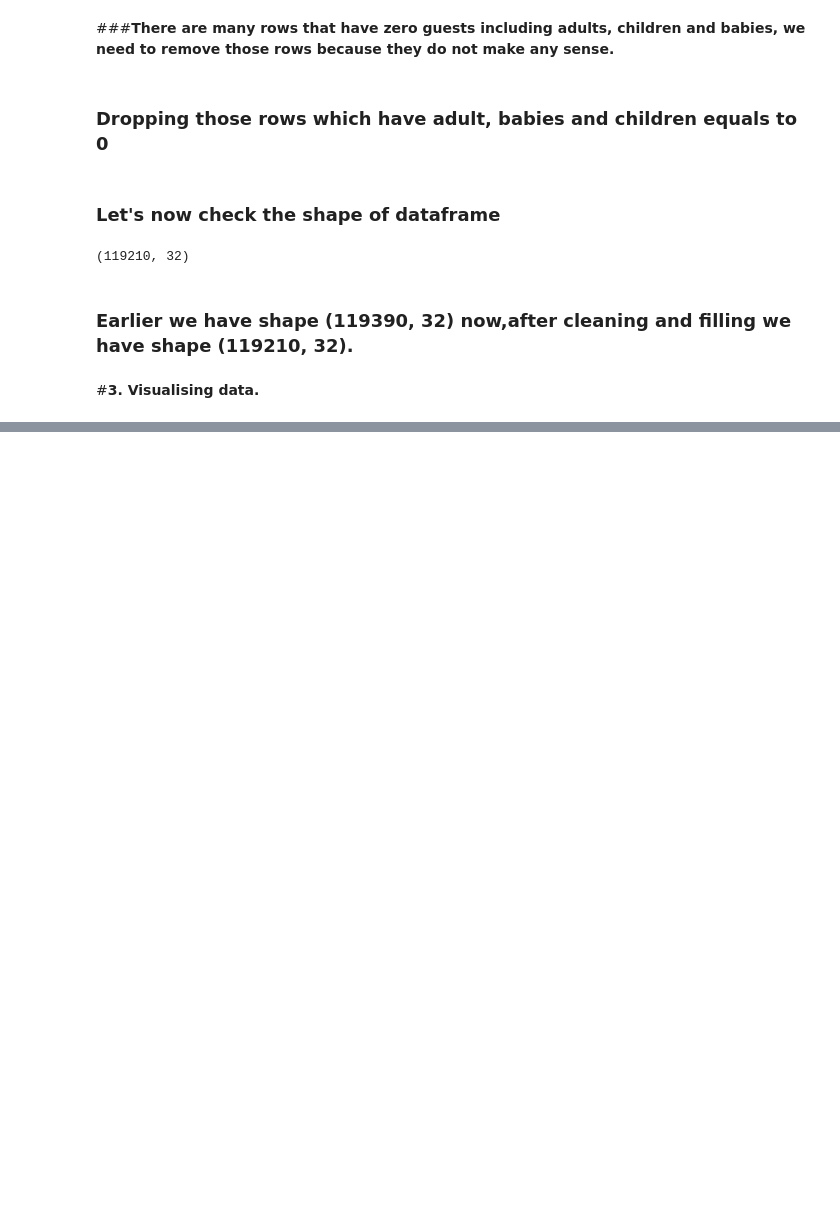
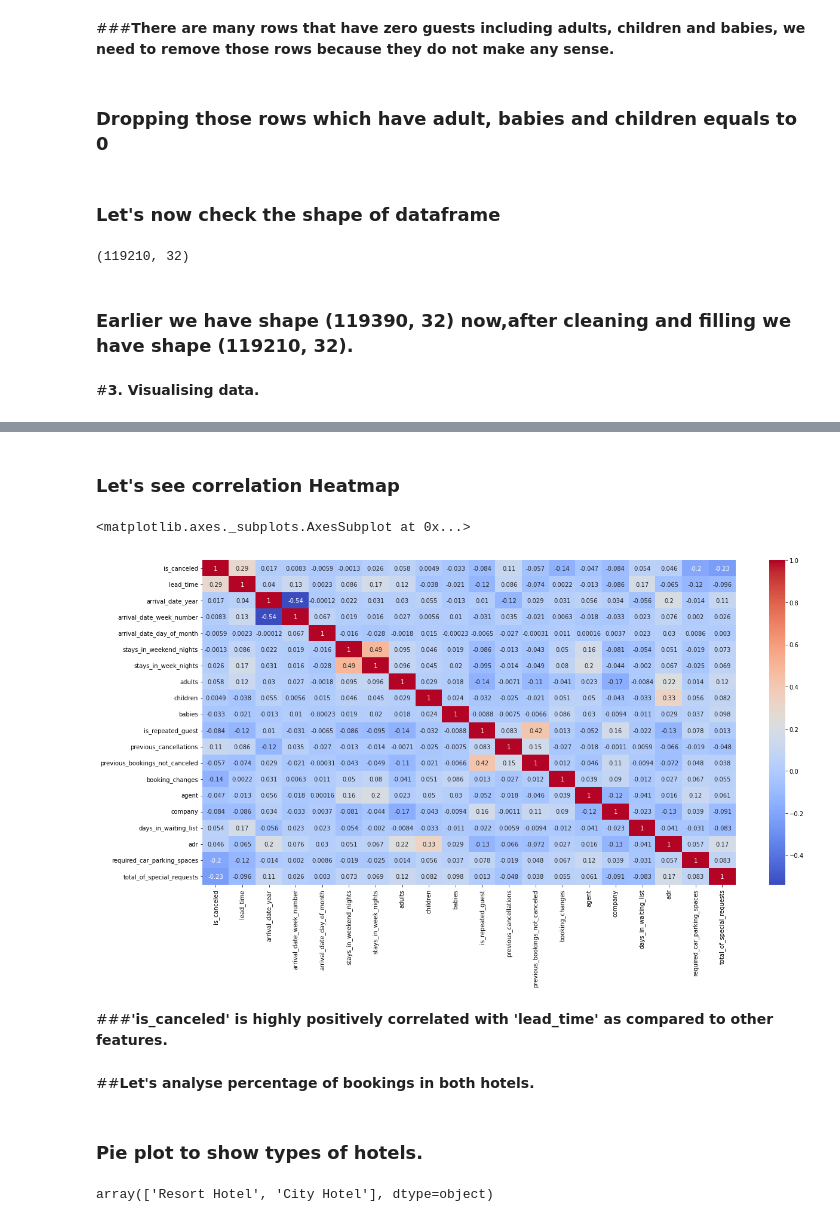
Before and after one commit to Asohail115/Hotel-Booking-Analysis, a Jupyter notebook: Hotel_Booking_Analysis_EDA_Capstone_Project.ipynb, the cells around one changed output, grey strips where cells are left out. Drawn from its saved outputs; the diff is of its cells as text; code cells hidden in the pictures; blank space fills up the shorter version.

```diff
--- a/Hotel_Booking_Analysis_EDA_Capstone_Project.ipynb
+++ b/Hotel_Booking_Analysis_EDA_Capstone_Project.ipynb
@@ -362,0 +375,18 @@ df_hotel.shape
+# %% [markdown]
+### Let's see correlation Heatmap
+# %%
+plt.figure(figsize=(20,10))
+sns.heatmap(df_hotel.corr(), cmap="coolwarm", annot=True)
+# %% [output]
+<matplotlib.axes._subplots.AxesSubplot at 0x...>
+[figure, added]
+# %% [markdown]
+###**'is_canceled' is highly positively correlated with 'lead_time' as compared to other features.**
+# %% [markdown]
+##**Let's analyse percentage of bookings in both hotels.**
+# %% [markdown]
+### Pie plot to show types of hotels.
+# %%
+df["hotel"].unique()
+# %% [output]
+array(['Resort Hotel', 'City Hotel'], dtype=object)
```
Also changed, not shown: parts of 74 cells of this notebook.
